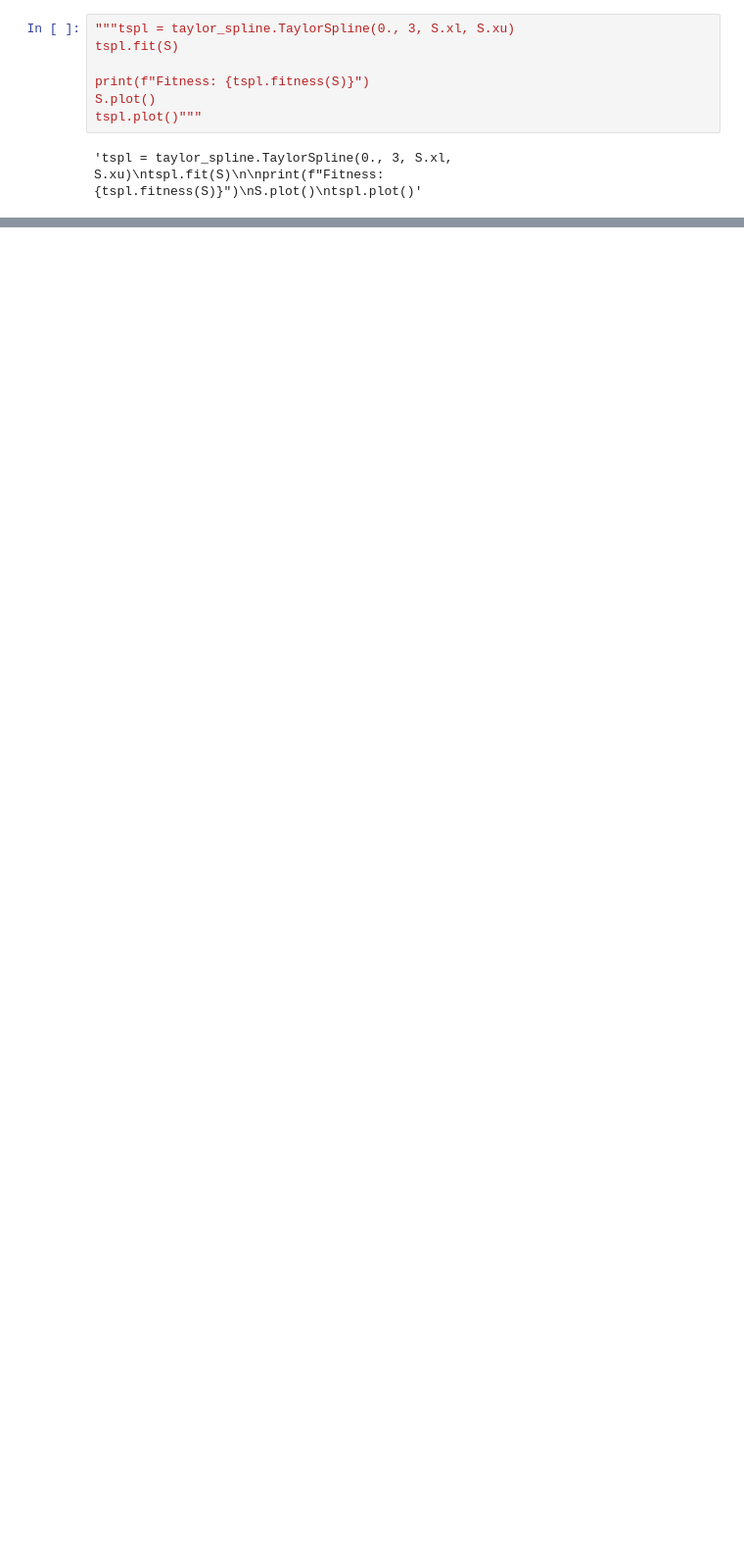
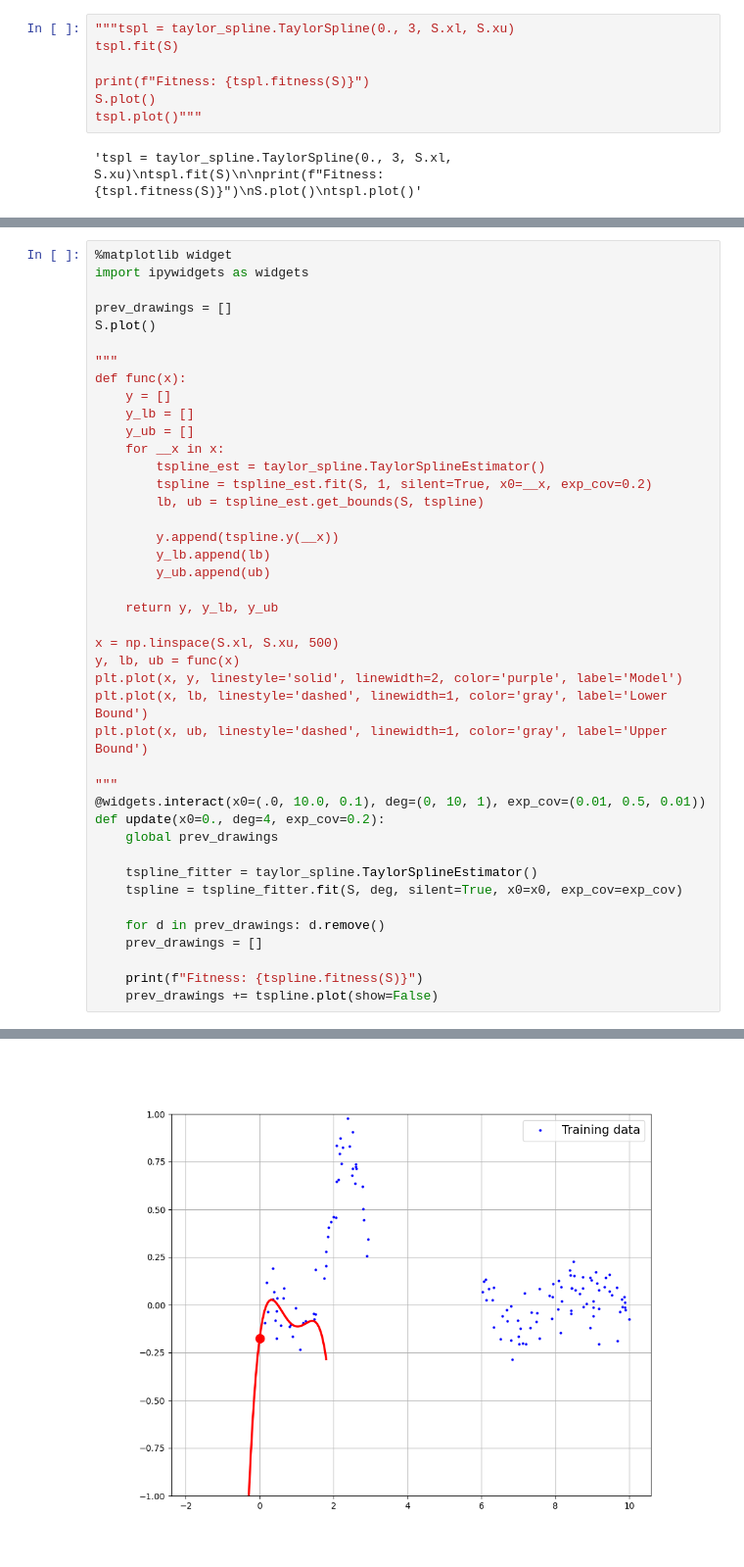
Before and after one commit to AgostinoRizzo/genpro, a Jupyter notebook: symbreg-taylor.ipynb, the cells around one changed output, grey strips where cells are left out. Shown at 98% size. Drawn from its saved outputs; the diff is of its cells as text; blank space fills up the shorter version.

```diff
--- a/symbreg-taylor.ipynb
+++ b/symbreg-taylor.ipynb
@@ -70,0 +31,43 @@ Fitness: -0.2782788870220501
+# %%
+%matplotlib widget
+import ipywidgets as widgets
+
+prev_drawings = []
+S.plot()
+
+"""
+def func(x):
+    y = []
+    y_lb = []
+    y_ub = []
+    for __x in x:
+        tspline_est = taylor_spline.TaylorSplineEstimator()
+        tspline = tspline_est.fit(S, 1, silent=True, x0=__x, exp_cov=0.2)
+        lb, ub = tspline_est.get_bounds(S, tspline)
+
+        y.append(tspline.y(__x))
+        y_lb.append(lb)
+        y_ub.append(ub)
+
+    return y, y_lb, y_ub
+
+x = np.linspace(S.xl, S.xu, 500)
+y, lb, ub = func(x)
+plt.plot(x, y, linestyle='solid', linewidth=2, color='purple', label='Model')
+plt.plot(x, lb, linestyle='dashed', linewidth=1, color='gray', label='Lower Bound')
+plt.plot(x, ub, linestyle='dashed', linewidth=1, color='gray', label='Upper Bound')
+
+"""
+@widgets.interact(x0=(.0, 10.0, 0.1), deg=(0, 10, 1), exp_cov=(0.01, 0.5, 0.01))
+def update(x0=0., deg=4, exp_cov=0.2):
+    global prev_drawings
+
+    tspline_fitter = taylor_spline.TaylorSplineEstimator()
+    tspline = tspline_fitter.fit(S, deg, silent=True, x0=x0, exp_cov=exp_cov)
+
+    for d in prev_drawings: d.remove()
+    prev_drawings = []
+
+    print(f"Fitness: {tspline.fitness(S)}")
+    prev_drawings += tspline.plot(show=False)
+# %% [output]
@@ -70,0 +75 @@ Fitness: -0.2782788870220501
+[figure, added]
```
Also changed, not shown: parts of 5 cells of this notebook, 3 other files.
